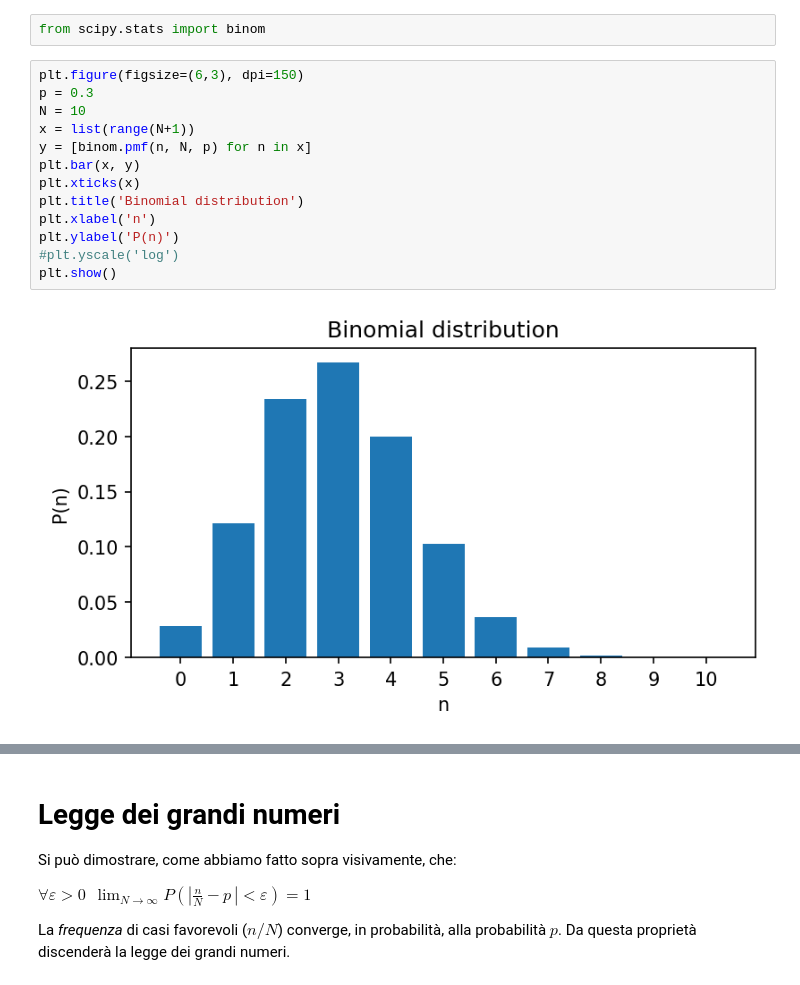
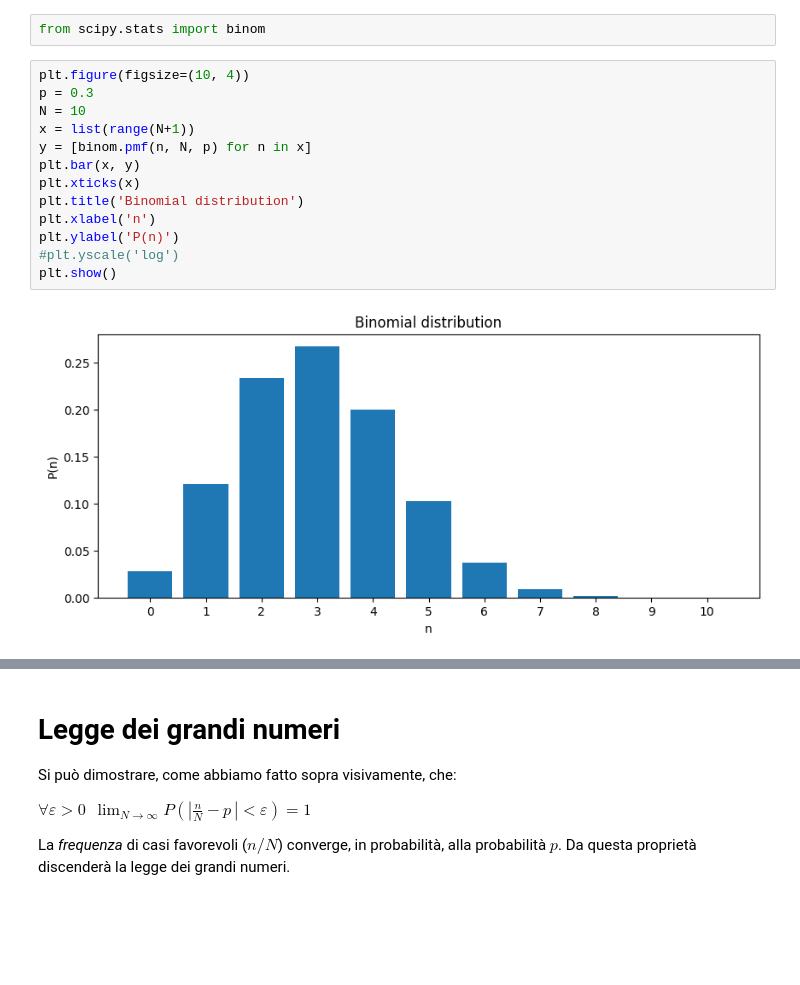
Before and after one commit to lucalista/analisi-dati-2024, a Jupyter notebook: 04.02.00__Alcune_distribuzioni_discrete.ipynb, the cells around one changed output, grey strips where cells are left out. Saved outputs shown, nothing was run; the diff lists cells and outputs as text; blank space fills up the shorter version.

```diff
--- a/04.02.00__Alcune_distribuzioni_discrete.ipynb
+++ b/04.02.00__Alcune_distribuzioni_discrete.ipynb
@@ -189,18 +189,18 @@ $P(n;N, p) = \left(\begin{array}{c} n \\ N \end{array}\right) p^n(1-p)^{N-n} = \
 # %%
 from scipy.stats import binom
 # %%
-plt.figure(figsize=(6,3), dpi=150)
+plt.figure(figsize=(10, 4))
 p = 0.3
 N = 10
 x = list(range(N+1))
 y = [binom.pmf(n, N, p) for n in x]
 plt.bar(x, y)
 plt.xticks(x)
 plt.title('Binomial distribution')
 plt.xlabel('n')
 plt.ylabel('P(n)')
 #plt.yscale('log')
 plt.show()
 # %% [output]
-[figure, old version]
+[figure, new version]
 # %%
```
Also changed, not shown: parts of 7 cells of this notebook, 1 other file.
